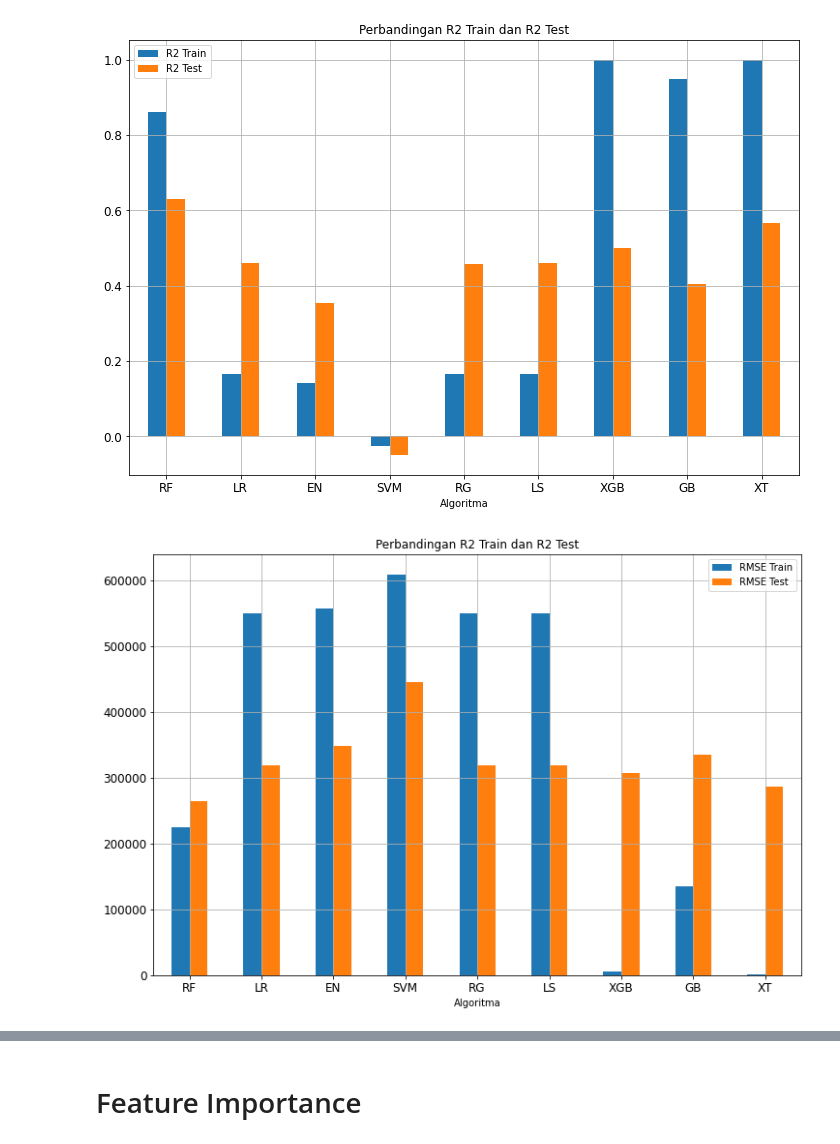
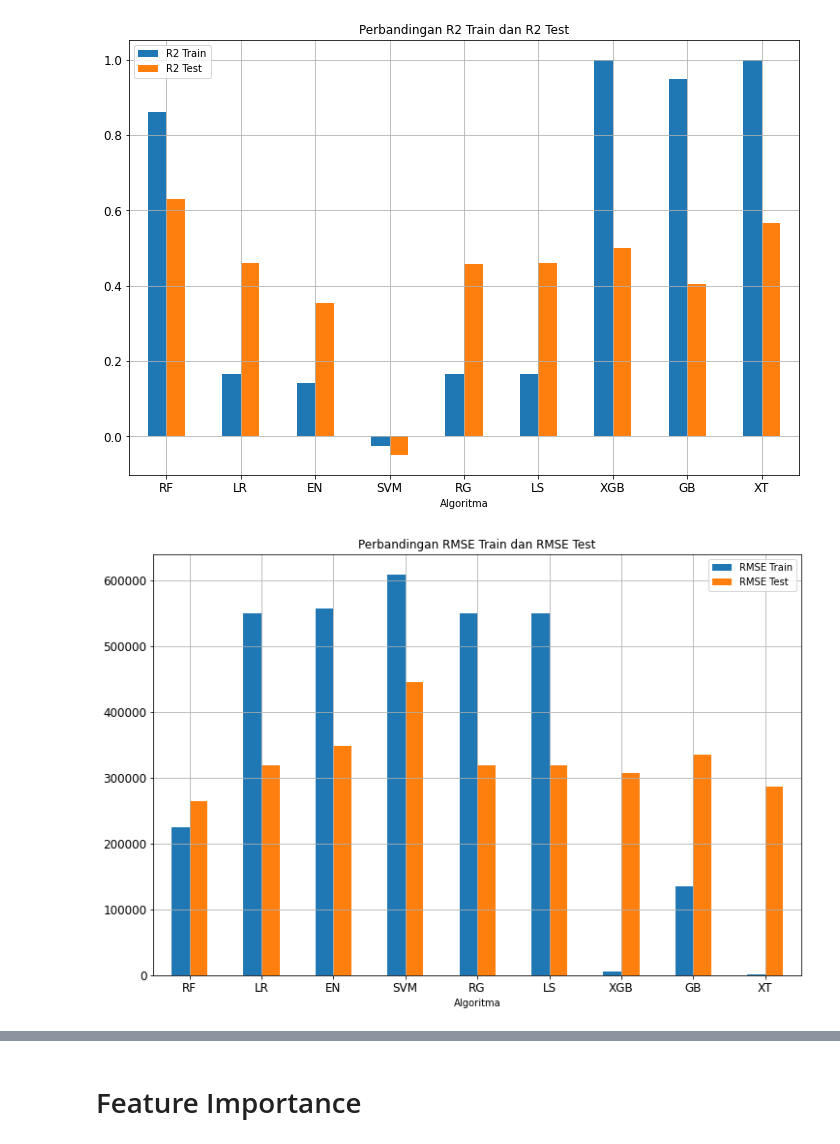
Before and after one commit to raihankemmy/Data_Science_Project, a Jupyter notebook: Regresi/House Price Prediction/code.ipynb, the cells around one changed output, grey strips where cells are left out. Drawn from its saved outputs; the diff is of its cells as text; code cells hidden in the pictures.

```diff
--- a/Regresi/House Price Prediction/code.ipynb
+++ b/Regresi/House Price Prediction/code.ipynb
@@ -1422,8 +1422,8 @@ plt.xticks(ticks=range(0, len(hasil_evaluasi['Algoritma'])), labels=['RF', 'LR',
 # %% [output]
 [figure]
 # %%
-hasil_evaluasi.plot(kind='bar', figsize=(12, 8), x='Algoritma', y=['RMSE Train', 'RMSE Test'], rot=0, fontsize=12, grid=True, title='Perbandingan R2 Train dan R2 Test')
+hasil_evaluasi.plot(kind='bar', figsize=(12, 8), x='Algoritma', y=['RMSE Train', 'RMSE Test'], rot=0, fontsize=12, grid=True, title='Perbandingan RMSE Train dan RMSE Test')
 plt.xticks(ticks=range(0, len(hasil_evaluasi['Algoritma'])), labels=['RF', 'LR', 'EN', 'SVM', 'RG', 'LS', 'XGB', 'GB', 'XT']);
 # %% [output]
-[figure, old version]
+[figure, new version]
 # %%
```
Also changed, not shown: parts of 4 cells of this notebook, 1 other file.
